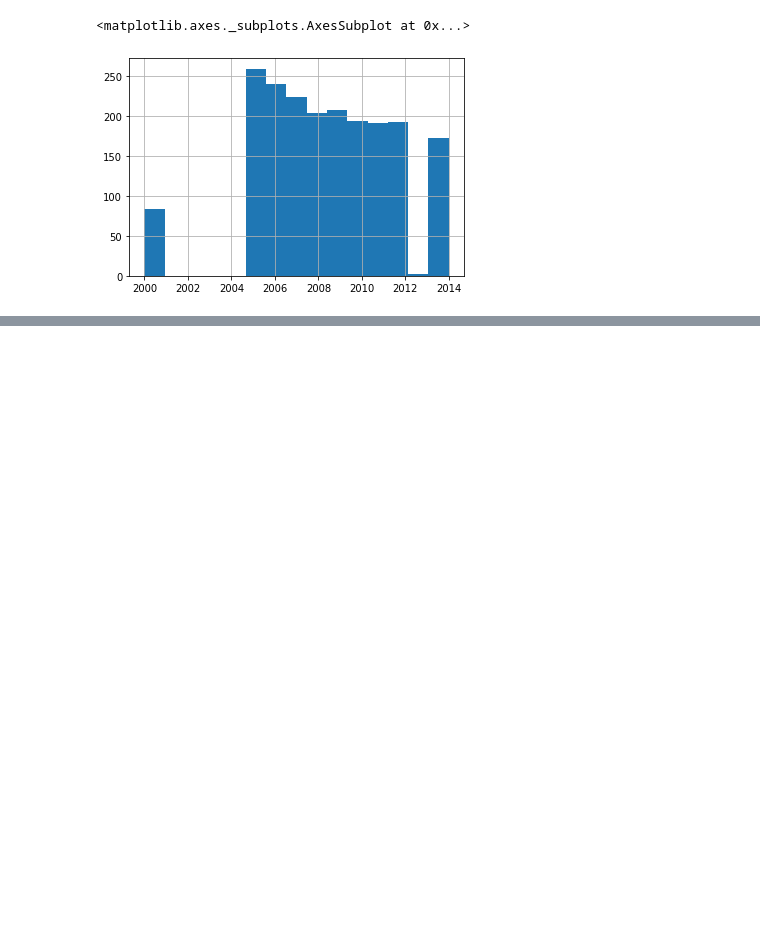
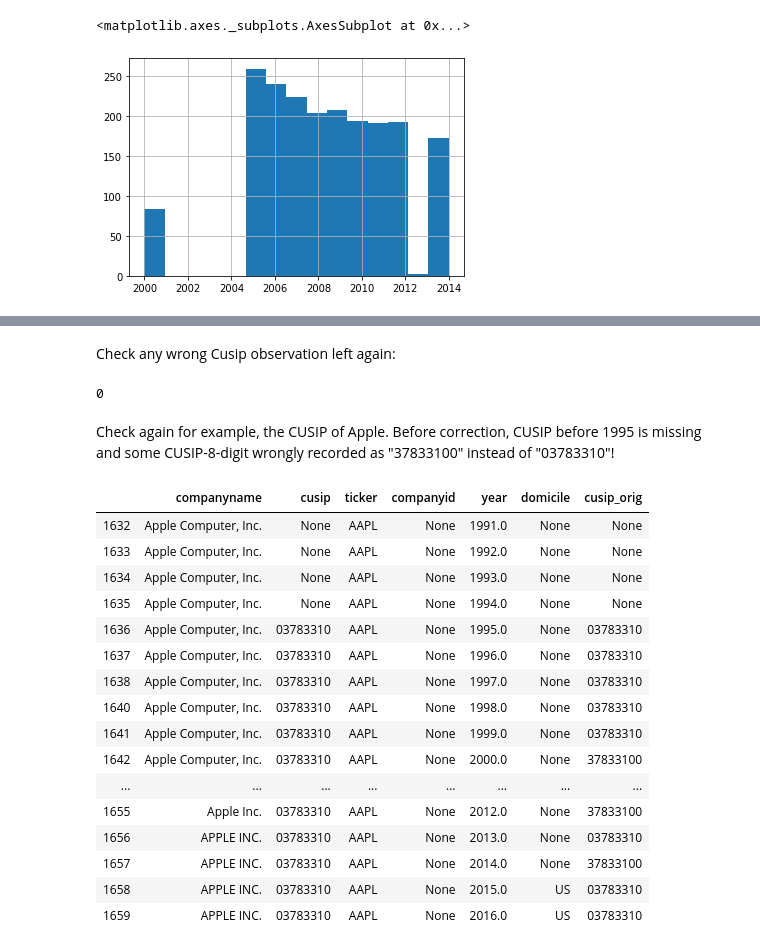
Before and after one commit to pakshingho/ESG, a Jupyter notebook: KLD CUSIP Correction.ipynb, the cells around one changed output, grey strips where cells are left out. Drawn from its saved outputs; the diff is of its cells as text; code cells hidden in the pictures; blank space fills up the shorter version.

Commit message:
Adding observation counts, histogram by year, and KLD data correction column.

```diff
--- a/KLD CUSIP Correction.ipynb
+++ b/KLD CUSIP Correction.ipynb
@@ -121,12 +124,13 @@ True
 # %%
-counter2 = 0
+counter = 0
 for d in cusipDict.keys():
-    print('Wrong CUSIP: ' + str(d) + ' | Corresponding correct CUSIP: ' + str(cusipDict[d]) + '\n')
-    print(kld[kld.cusip==d][['companyname', 'cusip', 'ticker', 'companyid', 'year']])
+    #print('Wrong CUSIP: ' + str(d) + ' | Corresponding correct CUSIP: ' + str(cusipDict[d]) + '\n')
+    #print(kld[kld.cusip==d][['companyname', 'cusip', 'ticker', 'companyid', 'year']])
     count = len(kld[kld.cusip==d])
-    counter2 += count
-    print('\nNumber of wrong CUSIP observations: ' + str(count) +
-          '\nCumulated wrong CUSIP observations: ' + str(counter2)
-          + '\n============================================================================\n\n')
+    counter += count
+    #print('\nNumber of wrong CUSIP observations: ' + str(count))
+    #print('\nCumulated wrong CUSIP observations: ' + str(counter)
+    #      + '\n============================================================================\n\n')
 print('\nTotal number of distinct wrong CUSIP: ' + str(len(cusipDict)))
+print('\nToral wrong CUSIP observations: ' + str(counter))
 # %% [output]
@@ -158,0 +153,35 @@ wrongCusipObs['year'].astype(int).hist(bins=15)
+# %%
+kld['cusip_orig'] = kld['cusip']
+# %%
+for d in cusipDict.keys():
+    kld.loc[kld.cusip==d, 'cusip'] = cusipDict[d]
+# %%
+kld.drop(columns=['0cusip7', '00cusip6', '000cusip5'], inplace=True)
+# %% [markdown]
+Check any wrong Cusip observation left again:
+# %%
+len(kld[kld.cusip.isin(cusipDict.keys())])
+# %% [output]
+0
+# %% [markdown]
+Check again for example, the CUSIP of Apple. Before correction, CUSIP before 1995 is missing and some CUSIP-8-digit wrongly recorded as "37833100" instead of "03783310"!
+# %%
+kld[kld['ticker']=='AAPL']
+# %% [output]
+|  | companyname | cusip | ticker | companyid | year | domicile | cusip_orig |
+| 1632 | Apple Computer, Inc. | None | AAPL | None | 1991.0 | None | None |
+| 1633 | Apple Computer, Inc. | None | AAPL | None | 1992.0 | None | None |
+| 1634 | Apple Computer, Inc. | None | AAPL | None | 1993.0 | None | None |
+| 1635 | Apple Computer, Inc. | None | AAPL | None | 1994.0 | None | None |
+| 1636 | Apple Computer, Inc. | 03783310 | AAPL | None | 1995.0 | None | 03783310 |
+| 1637 | Apple Computer, Inc. | 03783310 | AAPL | None | 1996.0 | None | 03783310 |
+| 1638 | Apple Computer, Inc. | 03783310 | AAPL | None | 1997.0 | None | 03783310 |
+| 1640 | Apple Computer, Inc. | 03783310 | AAPL | None | 1998.0 | None | 03783310 |
+| 1641 | Apple Computer, Inc. | 03783310 | AAPL | None | 1999.0 | None | 03783310 |
+| 1642 | Apple Computer, Inc. | 03783310 | AAPL | None | 2000.0 | None | 37833100 |
+| ... | ... | ... | ... | ... | ... | ... | ... |
+| 1655 | Apple Inc. | 03783310 | AAPL | None | 2012.0 | None | 37833100 |
+| 1656 | APPLE INC. | 03783310 | AAPL | None | 2013.0 | None | 03783310 |
+| 1657 | APPLE INC. | 03783310 | AAPL | None | 2014.0 | None | 37833100 |
+| 1658 | APPLE INC. | 03783310 | AAPL | None | 2015.0 | US | 03783310 |
+| 1659 | APPLE INC. | 03783310 | AAPL | None | 2016.0 | US | 03783310 |
```
Also changed, not shown: parts of 6 cells of this notebook.
